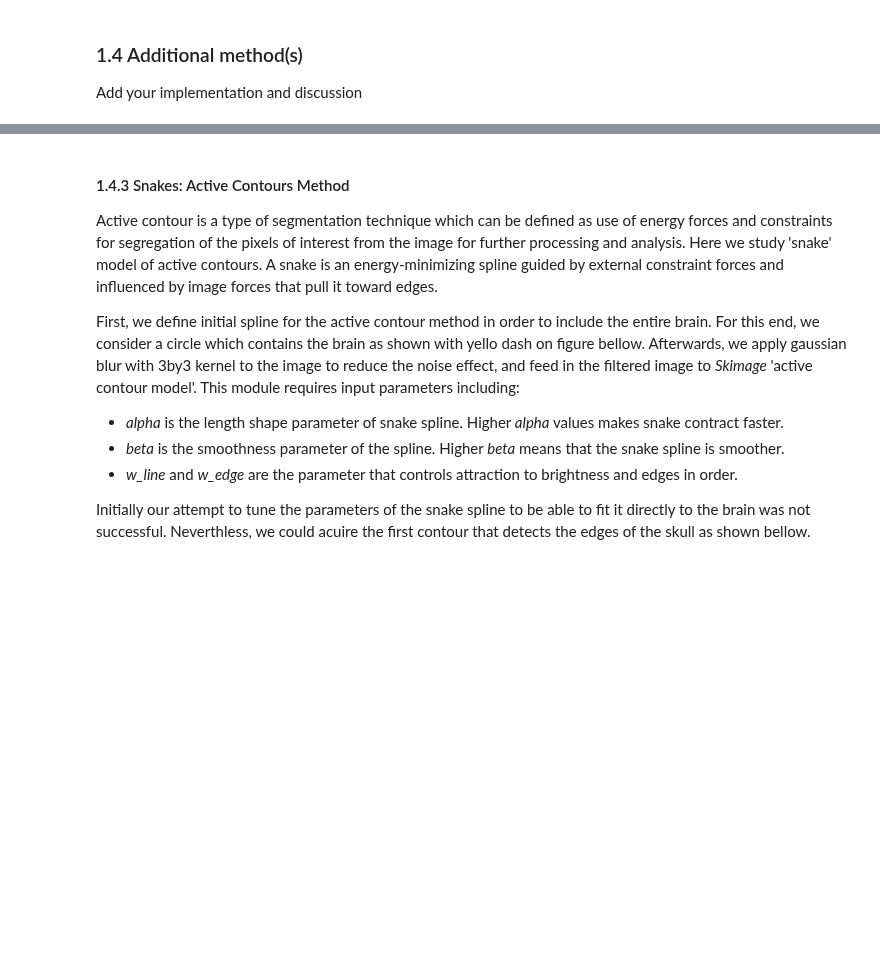
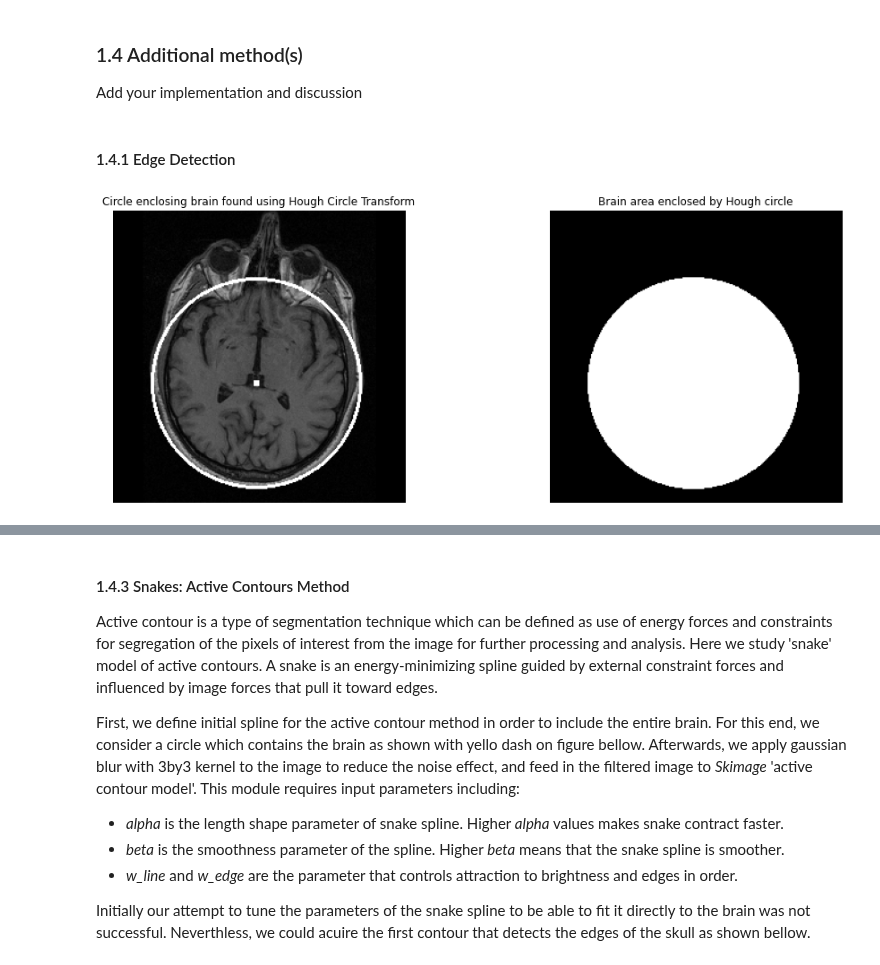
Before and after one commit to dhruti96shah/iapr-2020, a Jupyter notebook: labs/lab_01_segmentation.ipynb, the cells around one changed output, grey strips where cells are left out. Saved outputs shown, nothing was run; the diff lists cells and outputs as text; code cells hidden in the pictures; blank space fills up the shorter version.

Commit message:
add edge detection v1

```diff
--- a/labs/lab_01_segmentation.ipynb
+++ b/labs/lab_01_segmentation.ipynb
@@ -258,3 +246,24 @@ Size of brain (in pixels) is: 16539
 # %% [markdown]
 ### 1.4 Additional method(s)
 Add your implementation and discussion
+# %% [markdown]
+#### 1.4.1 Edge Detection
+# %%
+import cv2
+import os, tarfile
+import numpy as np
+import skimage.io
+import matplotlib.pyplot as plt
+%matplotlib inline
+from scipy.ndimage.morphology import binary_fill_holes
+
+
+# Load image
+data_base_path = os.path.join(os.pardir, 'data')
+data_folder = 'lab-01-data'
+tar_path = os.path.join(data_base_path, data_folder + '.tar.gz')
+with tarfile.open(tar_path, mode='r:gz') as tar:
+    tar.extractall(path=data_base_path)
+
+data_path = os.path.join(data_base_path, data_folder)
+brain_im = skimage.io.imread(os.path.join(data_path, 'brain-slice40.tiff'))
@@ -260,0 +300,21 @@ Add your implementation and discussion
+# %%
+# find the circle outlining brain area
+output,res = findBrainCircle(brain_im)
+brain_areabrain_area = np.zeros_like(brain_im)
+brain_circle = cv2.circle(brain_area.copy(),(res[1],res[2]),res[0],(255,255,255),2)
+brain_circle = binary_fill_holes(brain_circle).astype(np.uint8)
+
+# show the output images
+titles = ['Circle enclosing brain found using Hough Circle Transform', 'Brain area enclosed by Hough circle']
+plots = [output, brain_circle]
+fig = plt.figure(figsize=(15, 6))
+fig.subplots_adjust(hspace=0.4, wspace=0.4)
+
+for i in range(1,3):
+    ax = fig.add_subplot(1, 2, i)
+    ax.imshow(plots[i-1], cmap='gray')
+    ax.axis('off')
+    plt.title(titles[i-1])
+plt.show()
+# %% [output]
+[figure, added]
```
Also changed, not shown: parts of 20 cells of this notebook, 1 other file.
